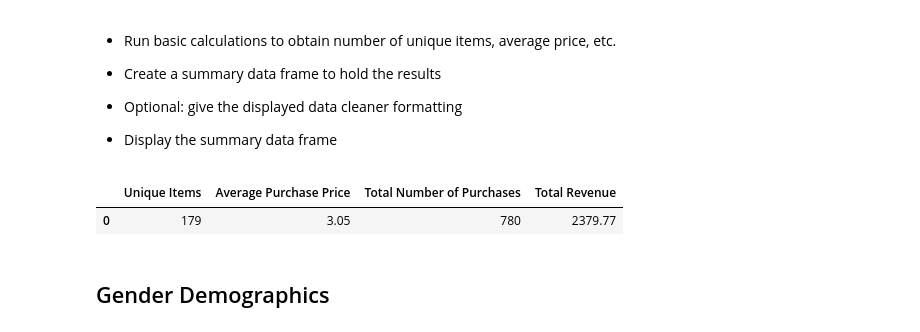
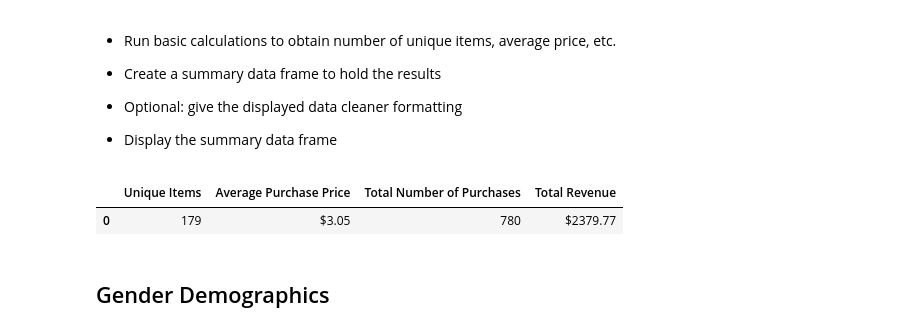
Before and after one commit to ethomps33/Gaming_Analysis, a Jupyter notebook: HerosOfPymoli/HeroesOfPymoli_starter.ipynb, the cells around one changed output. Cells and saved outputs as stored; diff of their text form; code cells hidden in the pictures.

Commit message:
Working on purchase analysis gender

```diff
--- a/HerosOfPymoli/HeroesOfPymoli_starter.ipynb
+++ b/HerosOfPymoli/HeroesOfPymoli_starter.ipynb
@@ -44,16 +44,18 @@ player_count
 # %%
 unique_items = len(heros_pymoli['Item ID'].value_counts())
 avg_price = heros_pymoli['Price'].mean().round(2)
 total_purchases = len(heros_pymoli['Purchase ID'])
 total_rev = heros_pymoli['Price'].sum().round(2)
 
 purchase_analysis = pd.DataFrame({'Unique Items': unique_items, 'Average Purchase Price': avg_price,
                     'Total Number of Purchases': total_purchases,
                     'Total Revenue': total_rev}, index = [0])
+purchase_analysis['Average Purchase Price']= purchase_analysis['Average Purchase Price'].map('${:.2f}'.format)
+purchase_analysis['Total Revenue']= purchase_analysis['Total Revenue'].map('${:.2f}'.format)
 purchase_analysis
 # %% [output]
 |  | Unique Items | Average Purchase Price | Total Number of Purchases | Total Revenue |
-| 0 | 179 | 3.05 | 780 | 2379.77 |
+| 0 | 179 | $3.05 | 780 | $2379.77 |
 # %% [markdown]
 ## Gender Demographics
 # %% [markdown]
```
Also changed, not shown: parts of 3 cells of this notebook.
